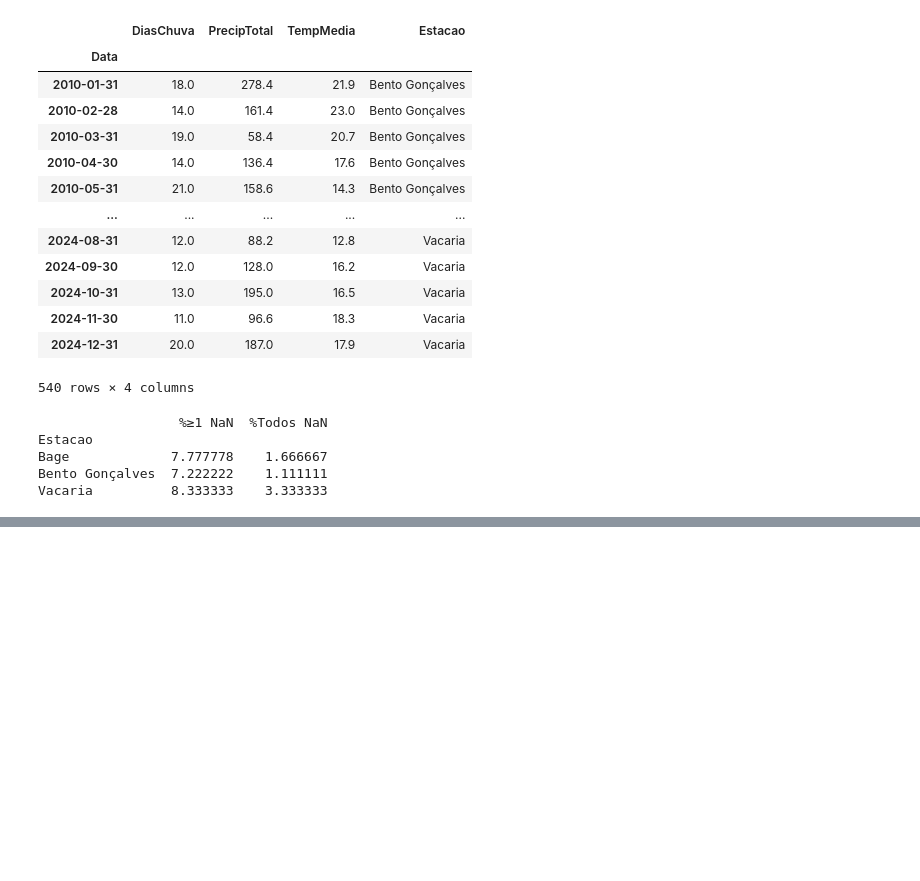
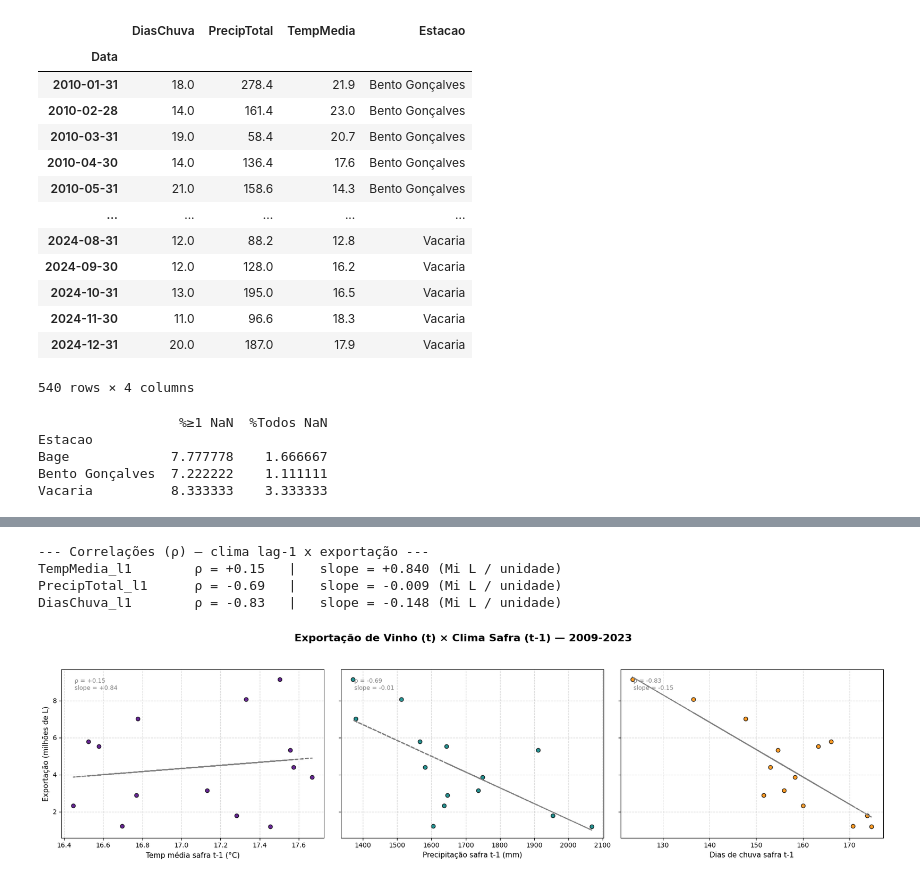
Before and after one commit to suprarn/tudofiap, a Jupyter notebook: Tech Challenge 1/Challenge.ipynb, the cells around one changed output, grey strips where cells are left out. Cells and saved outputs as stored; diff of their text form; code cells hidden in the pictures; blank space fills up the shorter version.

```diff
--- a/Tech Challenge 1/Challenge.ipynb
+++ b/Tech Challenge 1/Challenge.ipynb
@@ -519,0 +561,13 @@ Vacaria          8.333333    3.333333
+# %%
+#Agora vou agrupar anualmente. Importante notar que pra algumas análises eu posso querer fazer um agrupamento anual especifico
+#por exemplo: agrupar somente os meses de colheita das uvas no ano para ver se isso gera um resultado diferente nas analises, coisa e tal
+
+clima_anualgeral = (clima_sel.groupby(['Estacao', clima_sel.index.year])
+    .agg({'TempMedia':'mean',
+          'PrecipTotal':'sum',
+          'DiasChuva':'sum'})
+    .reset_index()
+    .rename(columns={'Data':'Ano'})
+)
+
+clima_anualgeral
@@ -519,0 +821,67 @@ Vacaria          8.333333    3.333333
+# %%
+#Como a correlação n ta sendo muito relevante assim, vamos tentar aplicar o lag, pra ver se ajuda nisso.
+
+clima_lag1 = clima_rs.copy()
+clima_lag1['Ano'] += 1
+clima_lag1 = clima_lag1.rename(columns={
+    'TempMedia'  : 'TempMedia_l1',
+    'PrecipTotal': 'PrecipTotal_l1',
+    'DiasChuva'  : 'DiasChuva_l1'
+})
+
+df_lag = pd.merge(vinhos_total, clima_lag1, on='Ano', how='inner') #merge
+
+
+#correlações e tal
+
+vars_lag  = ['TempMedia_l1', 'PrecipTotal_l1', 'DiasChuva_l1']
+y_mil     = df_lag['Quantidade_L'] / 1e6           # milhões de L
+
+print('--- Correlações (ρ) — clima lag-1 x exportação ---')
+for var in vars_lag:
+    rho = np.corrcoef(df_lag[var], y_mil)[0, 1]
+    slope, _ = np.polyfit(df_lag[var], y_mil, 1)
+    print(f'{var:<18}  ρ = {rho:+.2f}   |   slope = {slope:+.3f} (Mi L / unidade)')
+
+
+#plots com linha de tendencia
+
+fig, axs = plt.subplots(1, 3, figsize=(18,5), sharey=True)
+fig.suptitle('Exportação de Vinho (t) × Clima Safra (t-1) — 2009-2023',
+             fontsize=16, fontweight='bold')
+
+pairs = [
+    ('TempMedia_l1',   'Temp média safra t-1 (°C)',        'indigo'),
+    ('PrecipTotal_l1', 'Precipitação safra t-1 (mm)',      'teal'),
+    ('DiasChuva_l1',   'Dias de chuva safra t-1',          'darkorange')
+]
+
+for ax, (col, xlab, color) in zip(axs, pairs):
+    x = df_lag[col]
+    ax.scatter(x, y_mil, color=color, edgecolor='k', alpha=0.85)
+
+    #linha de tendência
+    slope, intercept = np.polyfit(x, y_mil, 1)
+    ax.plot(x, slope*x + intercept, ls='--', color='gray')
+
+    #ρ
+    rho = np.corrcoef(x, y_mil)[0, 1]
+    ax.annotate(f'ρ = {rho:+.2f}\nslope = {slope:+.2f}',
+                xy=(0.05, 0.88), xycoords='axes fraction',
+                fontsize=9, color='gray')
+
+    ax.set_xlabel(xlab, fontsize=11)
+    ax.grid(ls='--', alpha=0.5)
+
+axs[0].set_ylabel('Exportação (milhões de L)', fontsize=11)
+axs[0].yaxis.set_major_locator(ticker.MultipleLocator(2))
+axs[0].yaxis.set_major_formatter(ticker.FuncFormatter(lambda v, _ : f'{v:,.0f}'))
+
+plt.tight_layout(rect=[0,0,1,0.93])
+plt.show()
+# %% [output]
+--- Correlações (ρ) — clima lag-1 x exportação ---
+TempMedia_l1        ρ = +0.15   |   slope = +0.840 (Mi L / unidade)
+PrecipTotal_l1      ρ = -0.69   |   slope = -0.009 (Mi L / unidade)
+DiasChuva_l1        ρ = -0.83   |   slope = -0.148 (Mi L / unidade)
+[figure, added]
```
Also changed, not shown: parts of 11 cells of this notebook.
